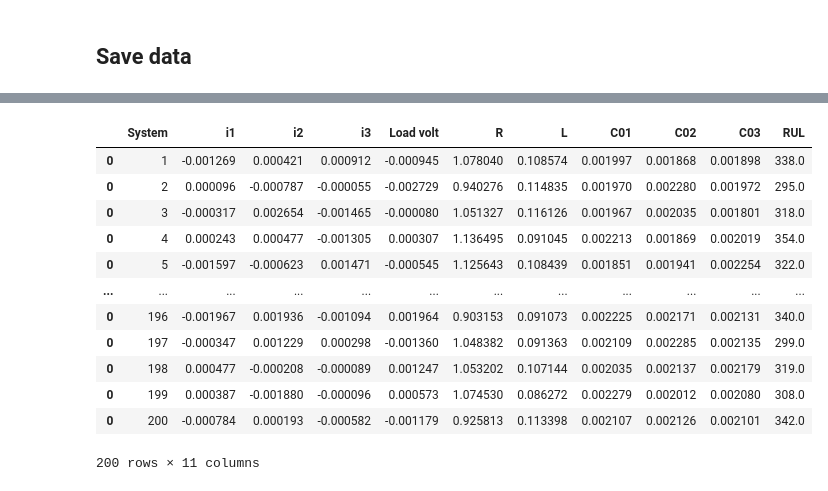
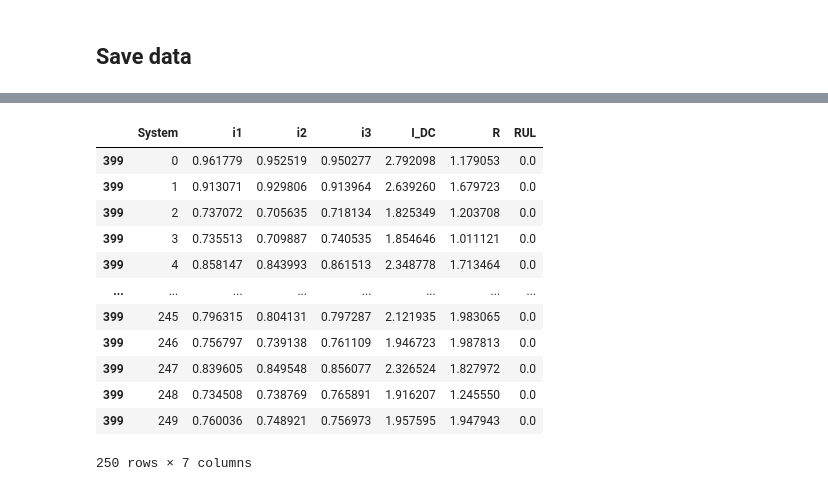
Before and after one commit to 4belito/autoregressive-rul, a Jupyter notebook: data/Extract data.ipynb, the cells around one changed output, grey strips where cells are left out. Cells and saved outputs as stored; diff of their text form; code cells hidden in the pictures.

```diff
--- a/data/Extract data.ipynb
+++ b/data/Extract data.ipynb
@@ -24,11 +38,13 @@ number of systems: 200
 # %% [markdown]
 # Create PandasDataset
+# %%
+system_fault='ripple_fault'
+performance='Ripple'
 # %%
-variables=Var[data]#Rect_DiodeVar #
-
 data_df=pd.DataFrame()
 for sys in range(N):
-    rect_data=train_data[data_name][0][sys]
-    df=pd.DataFrame(rect_data,columns=variables)
-    df['System']=[(sys+1)]*rect_data.shape[0]
+    sys_sim=data[sim_name][0][sys][0].T[1:]  # Delete first entry (fix 0 division error)
+    #sys_sim=data[sim_name][0][sys][0].T
+    df=pd.DataFrame(sys_sim ,columns=column_labels)
+    df['System']=[sys]*sys_sim.shape[0]
     data_df=pd.concat([data_df, df], axis=0)
@@ -57,4 +84,7 @@ if dataset in ['RectifierRUL','Rectifier']:
 # %%
-n=len(df.loc[df["fault"]==1])
+# only for degraded data
+print(system_fault)
+df=fault2RUL0(data_df,system='System',fault=system_fault)
+n=len(df.loc[df[system_fault]==1])
 print(f'Number of faulty systems {n}/{N}')
 # %% [output]
@@ -83,0 +97,15 @@ Sys_ext_df
+# %%
+RUL_df=df[['System',
+        'i1','i2','i3','I_DC',
+        'R',system_fault]]#'Load volt',
+RUL_df.rename(columns={system_fault:'RUL'}, inplace=True)
+
+
+
+# RUL_df=data_df[['System',
+#                 'i1 nom','i2 nom','i3 nom','I_DC nom',
+#                 'L','R',
+#                 'clean L','clean R']]
+
+
+RUL_df.head()
@@ -125,16 +179,16 @@ Sys_df
 # %%
-Sys_df.groupby('System').nth(0)
+RUL_df.groupby('System').nth(-1)
 # %% [output]
-|  | System | i1 | i2 | i3 | Load volt | R | L | C01 | C02 | C03 | RUL |
-| 0 | 1 | -0.001269 | 0.000421 | 0.000912 | -0.000945 | 1.078040 | 0.108574 | 0.001997 | 0.001868 | 0.001898 | 338.0 |
-| 0 | 2 | 0.000096 | -0.000787 | -0.000055 | -0.002729 | 0.940276 | 0.114835 | 0.001970 | 0.002280 | 0.001972 | 295.0 |
-| 0 | 3 | -0.000317 | 0.002654 | -0.001465 | -0.000080 | 1.051327 | 0.116126 | 0.001967 | 0.002035 | 0.001801 | 318.0 |
-| 0 | 4 | 0.000243 | 0.000477 | -0.001305 | 0.000307 | 1.136495 | 0.091045 | 0.002213 | 0.001869 | 0.002019 | 354.0 |
-| 0 | 5 | -0.001597 | -0.000623 | 0.001471 | -0.000545 | 1.125643 | 0.108439 | 0.001851 | 0.001941 | 0.002254 | 322.0 |
-| ... | ... | ... | ... | ... | ... | ... | ... | ... | ... | ... | ... |
-| 0 | 196 | -0.001967 | 0.001936 | -0.001094 | 0.001964 | 0.903153 | 0.091073 | 0.002225 | 0.002171 | 0.002131 | 340.0 |
-| 0 | 197 | -0.000347 | 0.001229 | 0.000298 | -0.001360 | 1.048382 | 0.091363 | 0.002109 | 0.002285 | 0.002135 | 299.0 |
-| 0 | 198 | 0.000477 | -0.000208 | -0.000089 | 0.001247 | 1.053202 | 0.107144 | 0.002035 | 0.002137 | 0.002179 | 319.0 |
-| 0 | 199 | 0.000387 | -0.001880 | -0.000096 | 0.000573 | 1.074530 | 0.086272 | 0.002279 | 0.002012 | 0.002080 | 308.0 |
-| 0 | 200 | -0.000784 | 0.000193 | -0.000582 | -0.001179 | 0.925813 | 0.113398 | 0.002107 | 0.002126 | 0.002101 | 342.0 |
+|  | System | i1 | i2 | i3 | I_DC | R | RUL |
+| 399 | 0 | 0.961779 | 0.952519 | 0.950277 | 2.792098 | 1.179053 | 0.0 |
+| 399 | 1 | 0.913071 | 0.929806 | 0.913964 | 2.639260 | 1.679723 | 0.0 |
+| 399 | 2 | 0.737072 | 0.705635 | 0.718134 | 1.825349 | 1.203708 | 0.0 |
+| 399 | 3 | 0.735513 | 0.709887 | 0.740535 | 1.854646 | 1.011121 | 0.0 |
+| 399 | 4 | 0.858147 | 0.843993 | 0.861513 | 2.348778 | 1.713464 | 0.0 |
+| ... | ... | ... | ... | ... | ... | ... | ... |
+| 399 | 245 | 0.796315 | 0.804131 | 0.797287 | 2.121935 | 1.983065 | 0.0 |
+| 399 | 246 | 0.756797 | 0.739138 | 0.761109 | 1.946723 | 1.987813 | 0.0 |
+| 399 | 247 | 0.839605 | 0.849548 | 0.856077 | 2.326524 | 1.827972 | 0.0 |
+| 399 | 248 | 0.734508 | 0.738769 | 0.765891 | 1.916207 | 1.245550 | 0.0 |
+| 399 | 249 | 0.760036 | 0.748921 | 0.756973 | 1.957595 | 1.947943 | 0.0 |
-200 rows × 11 columns
+250 rows × 7 columns
```
Also changed, not shown: parts of 25 cells of this notebook, 25 other files.
